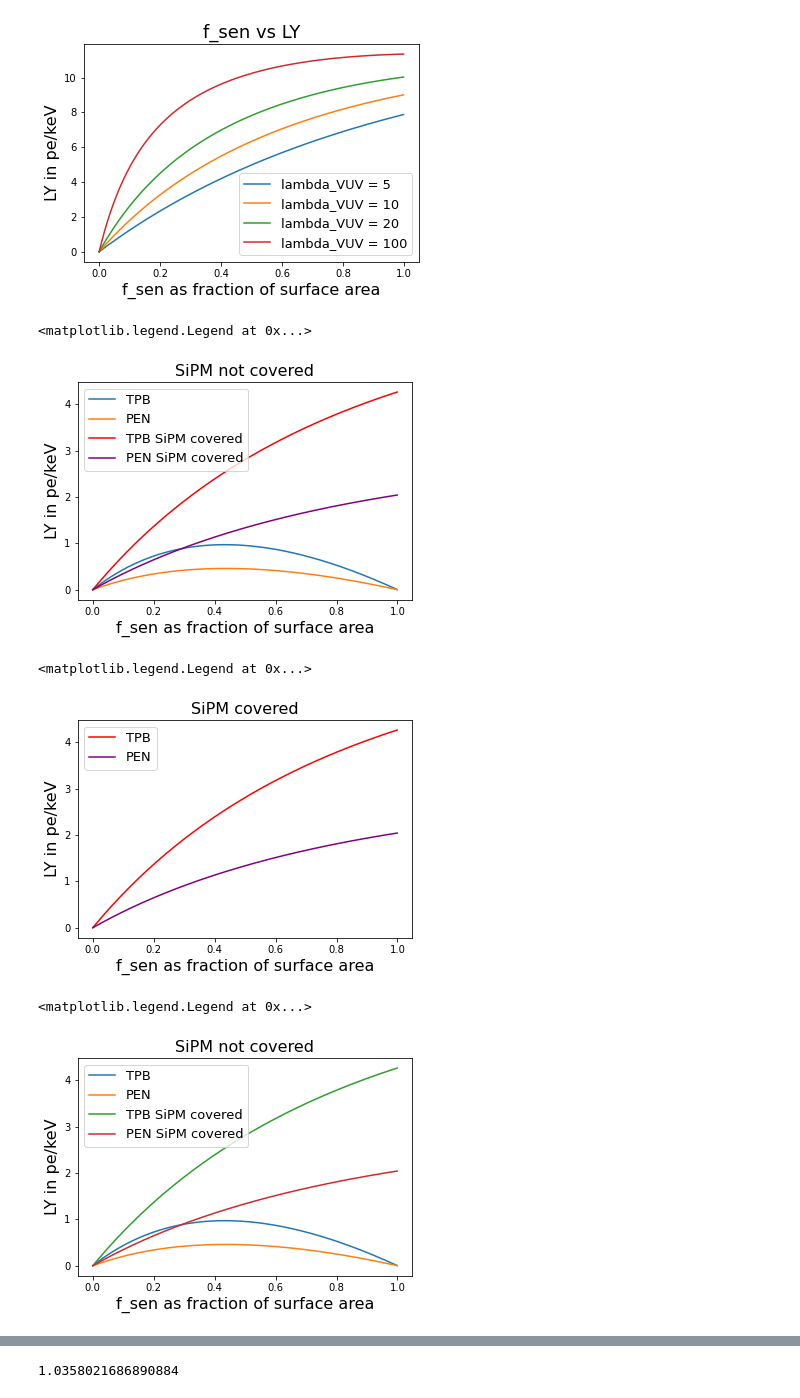
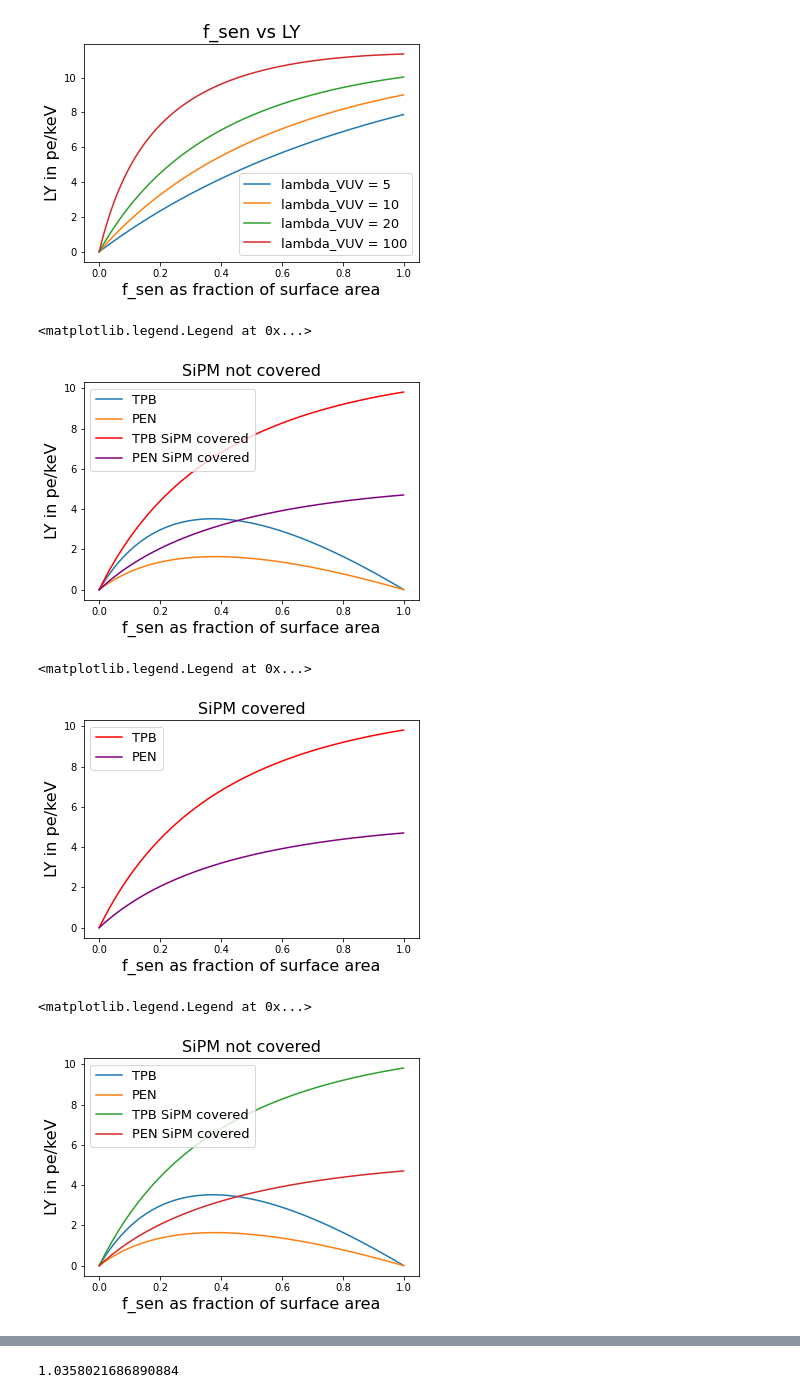
Before and after one commit to sarthchoudhary/AMELY, a Jupyter notebook: Marcin_ARGO_AMLY.ipynb, the cells around one changed output, grey strips where cells are left out. Saved outputs shown, nothing was run; the diff lists cells and outputs as text; code cells hidden in the pictures.

Commit message:
Worked a little bit. Made new plots.

```diff
--- a/Marcin_ARGO_AMLY.ipynb
+++ b/Marcin_ARGO_AMLY.ipynb
@@ -842,11 +842,11 @@ vessel_surface_area/effective_veto_surface_area
 area_ARGO = 2*np.pi*(7.05/2)*( 7.05/2 + 7.05)
 volume_ARGO = np.pi*(7.05)*(7.05/2)**2
 
-char_L_ARGO = calc_length(area_ARGO, volume_ARGO) ### unit: m
+L_char_ARGO = calc_length(area_ARGO, volume_ARGO) ### unit: m
 # %%
 ### calculating Q for Argon filled ARGO
-Q_vis_ARGO = calc_Q(char_L_ARGO, lambda_abs= 100, lambda_R= 300)
-Q_vuv_ARGO = calc_Q(char_L_ARGO, lambda_abs= 17, lambda_R= 0.97)
+Q_vis_ARGO = calc_Q(L_char_ARGO, lambda_abs= 100, lambda_R= 300)
+Q_vuv_ARGO = calc_Q(L_char_ARGO, lambda_abs= 17, lambda_R= 0.97)
 # %%
 # area_ARGO,
 # volume_ARGO,
@@ -953,7 +953,7 @@ ax1.set_yscale('linear')
 ax1.legend(loc ='best',  prop={'size': 13})
 # %% [output]
 <matplotlib.legend.Legend at 0x...>
-[figure, old version]
+[figure, new version]
 # %%
 ### SiPM covered = True
 LY_TPB_upper_ARGO_2 = integrate_LY(wavelength_vector, E_TPB_smooth, PDE_smooth, R_SiPM_smooth, R_Wall_TPB_smooth,
@@ -980,18 +980,19 @@ ax6.set_yscale('linear')
 ax6.legend( loc ='best',  prop={'size': 13} )
 # %% [output]
 <matplotlib.legend.Legend at 0x...>
-[figure, old version]
+[figure, new version]
 # %%
 # ax1.plot(f_sen_vector, LY_TPB_upper_ARGO_2, label = 'TPB', marker = '*')
 # ax1.plot(f_sen_vector, LY_PEN_upper_ARGO_2, label = 'PEN', marker = 'v')
 # %%
 # Changing Q values
 # %%
+# Something is wrong here
 # %matplotlib qt
 %matplotlib inline
 ### testing for veto like configuration
-Q_vis_ARGO = 2
-Q_vuv_ARGO = 2
+# Q_vis_ARGO = 2 # these values are what is wrong with this cell
+# Q_vuv_ARGO = 2
 # Q_vis_ARGO = 1.0070039170323342; # values taken from Darkside muon veto
 # Q_vuv_ARGO = 1.0511080712694048
 fig1 = plt.figure('3')
@@ -999,34 +1000,34 @@ ax1 = plt.axes()
 
 LY_TPB_upper_ARGO_1 = integrate_LY(wavelength_vector, E_TPB_smooth, PDE_smooth, R_SiPM_smooth, R_Wall_TPB_smooth,
                                    f_sen_vector, wls_eff= 1.00, Q_vis=Q_vis_ARGO, Q_vuv= Q_vuv_ARGO, SiPM_covered =False)
 
 LY_PEN_upper_ARGO_1 = integrate_LY(wavelength_vector, E_PEN_smooth, PDE_smooth, R_SiPM_smooth, R_Wall_PEN_smooth,
                                    f_sen_vector, wls_eff= 0.47, Q_vis=Q_vis_ARGO, Q_vuv= Q_vuv_ARGO, SiPM_covered =False)
 
 ax1.plot(f_sen_vector, LY_TPB_upper_ARGO_1, label = 'TPB')
 ax1.plot(f_sen_vector, LY_PEN_upper_ARGO_1, label = 'PEN')
 ### ON
 LY_TPB_upper_ARGO_2 = integrate_LY(wavelength_vector, E_TPB_smooth, PDE_smooth, R_SiPM_smooth, R_Wall_TPB_smooth,
                                    f_sen_vector, wls_eff= 1.00, Q_vis=Q_vis_ARGO, Q_vuv= Q_vuv_ARGO, SiPM_covered =True)
 
 LY_PEN_upper_ARGO_2 = integrate_LY(wavelength_vector, E_PEN_smooth, PDE_smooth, R_SiPM_smooth, R_Wall_PEN_smooth,
                                    f_sen_vector, wls_eff= 0.47, Q_vis=Q_vis_ARGO, Q_vuv= Q_vuv_ARGO, SiPM_covered =True)
 
 ax1.plot(f_sen_vector, LY_TPB_upper_ARGO_2, label = 'TPB SiPM covered') #, marker = '*')
 ax1.plot(f_sen_vector, LY_PEN_upper_ARGO_2, label = 'PEN SiPM covered') #, marker = 'v')
 ### ON
 
 ax1.set_title('SiPM not covered', size =16, weight = 'bold')
 ax1.set_xlabel('f_sen as fraction of surface area', size =16, weight = 'bold')
 ax1.set_ylabel('LY in pe/keV', size =16, weight = 'bold')
 # props = dict(boxstyle='round', facecolor='wheat', alpha=0.5)
 # txtstr = '* represents max LY'
 # ax1.text(0.15, 0.95, txtstr, transform=ax1.transAxes, fontsize=14, verticalalignment='top', bbox=props)
 ax1.set_yscale('linear')
 ax1.legend(loc ='best',  prop={'size': 13})
 # %% [output]
 <matplotlib.legend.Legend at 0x...>
-[figure, old version]
+[figure, new version]
 # %%
 Q_vis_ARGO
 # %% [output]
```
Also changed, not shown: parts of 39 cells of this notebook, 2 other files.
